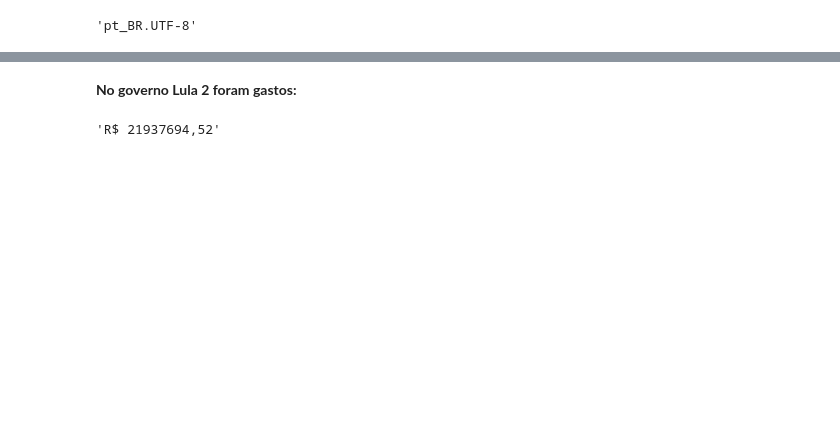
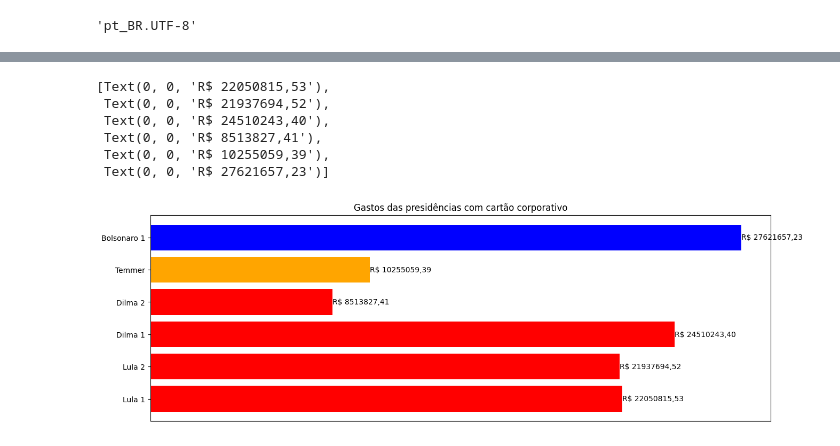
Before and after one commit to arthur-mts/notebooks, a Jupyter notebook: gastos_presidencia/gastos_presidencia.ipynb, the cells around one changed output, grey strips where cells are left out. Saved outputs shown, nothing was run; the diff lists cells and outputs as text; code cells hidden in the pictures; blank space fills up the shorter version.

```diff
--- a/gastos_presidencia/gastos_presidencia.ipynb
+++ b/gastos_presidencia/gastos_presidencia.ipynb
@@ -53,6 +34,34 @@ qnt_lula2 = qnt_ano.loc[(qnt_ano.index >= 2003) & (qnt_ano.index <= 2006)]['VALO
-# %% [markdown]
-**No governo Lula 2 foram gastos:**
-# %%
-locale.currency(total_lula2)
-# %% [output]
-'R$ 21937694,52'
+# %%
+final = {
+    "Lula 1": gerar_relatorio(pd.Timestamp('2003'), pd.Timestamp('2006-12-31')),
+    "Lula 2": gerar_relatorio(pd.Timestamp('2007'), pd.Timestamp('2010-12-31')),
+    "Dilma 1": gerar_relatorio(pd.Timestamp('2011'), pd.Timestamp('2014-12-31')),
+    "Dilma 2": gerar_relatorio(pd.Timestamp('2015'), pd.Timestamp('2016-08-31')),
+    "Temmer": gerar_relatorio(pd.Timestamp('2016-09-01'), pd.Timestamp('2018-12-31')),
+    "Bolsonaro 1": gerar_relatorio(pd.Timestamp('2019'), pd.Timestamp('2022-12-31'))
+}
+# %%
+final_barra = {}
+
+for i in list(final.keys()):
+    final_barra[i] = final[i][1]
+
+cores = ['red', 'red', 'red', 'red', 'orange', 'blue', 'red']
+# %%
+fig, ax = plt.subplots()
+ax.set_title('Gastos das presidências com cartão corporativo')
+ax.get_xaxis().set_visible(False)
+fig.set_figwidth(15)
+fig.set_figheight(5)
+values = [final[i][1] for i in list(final.keys())]
+bars = ax.barh(list(final.keys()), values, color=cores)
+
+ax.bar_label(bars, labels=[locale.currency(i) for i in values], fontsize=10)
+# %% [output]
+[Text(0, 0, 'R$ 22050815,53'),
+ Text(0, 0, 'R$ 21937694,52'),
+ Text(0, 0, 'R$ 24510243,40'),
+ Text(0, 0, 'R$ 8513827,41'),
+ Text(0, 0, 'R$ 10255059,39'),
+ Text(0, 0, 'R$ 27621657,23')]
+[figure, added]
```
Also changed, not shown: parts of 12 cells of this notebook.
